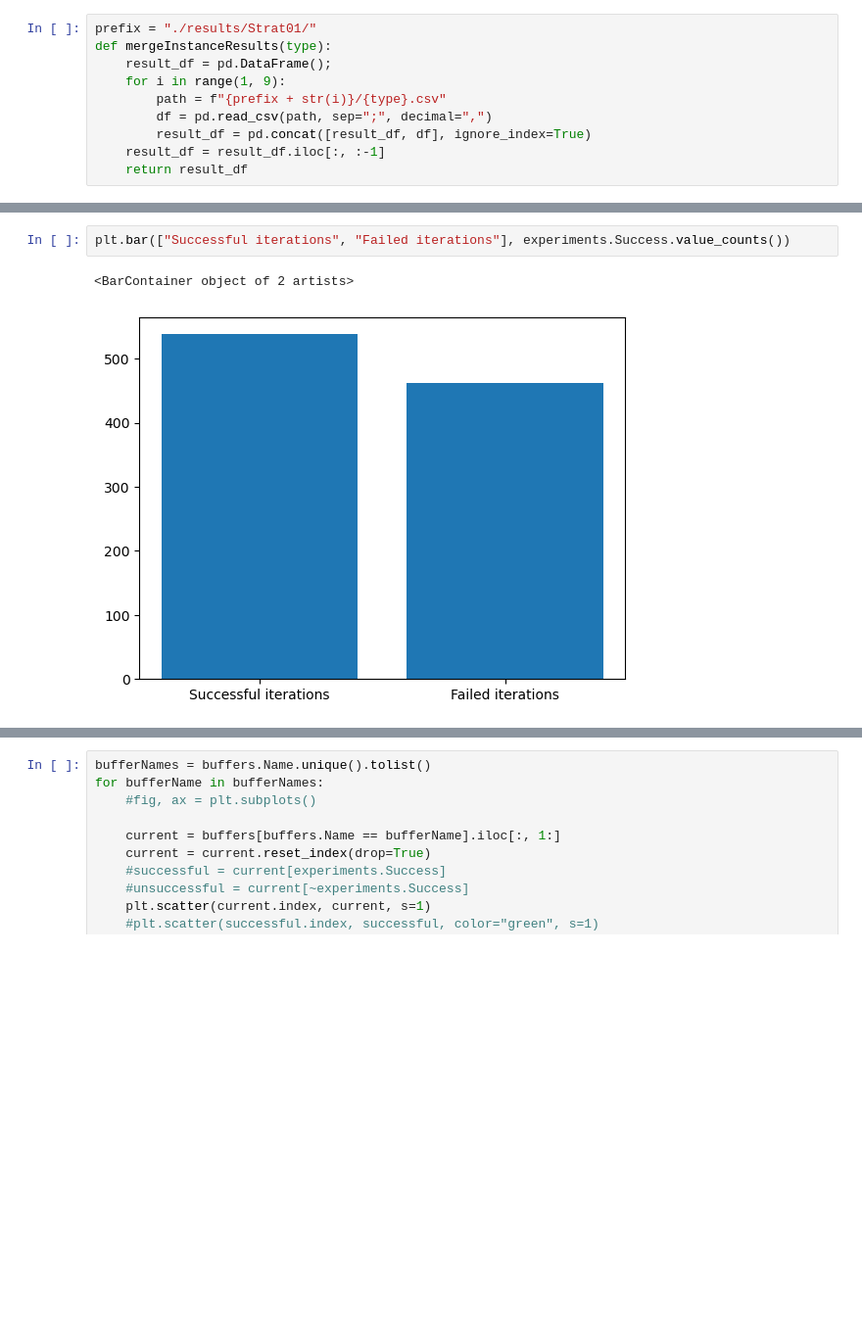
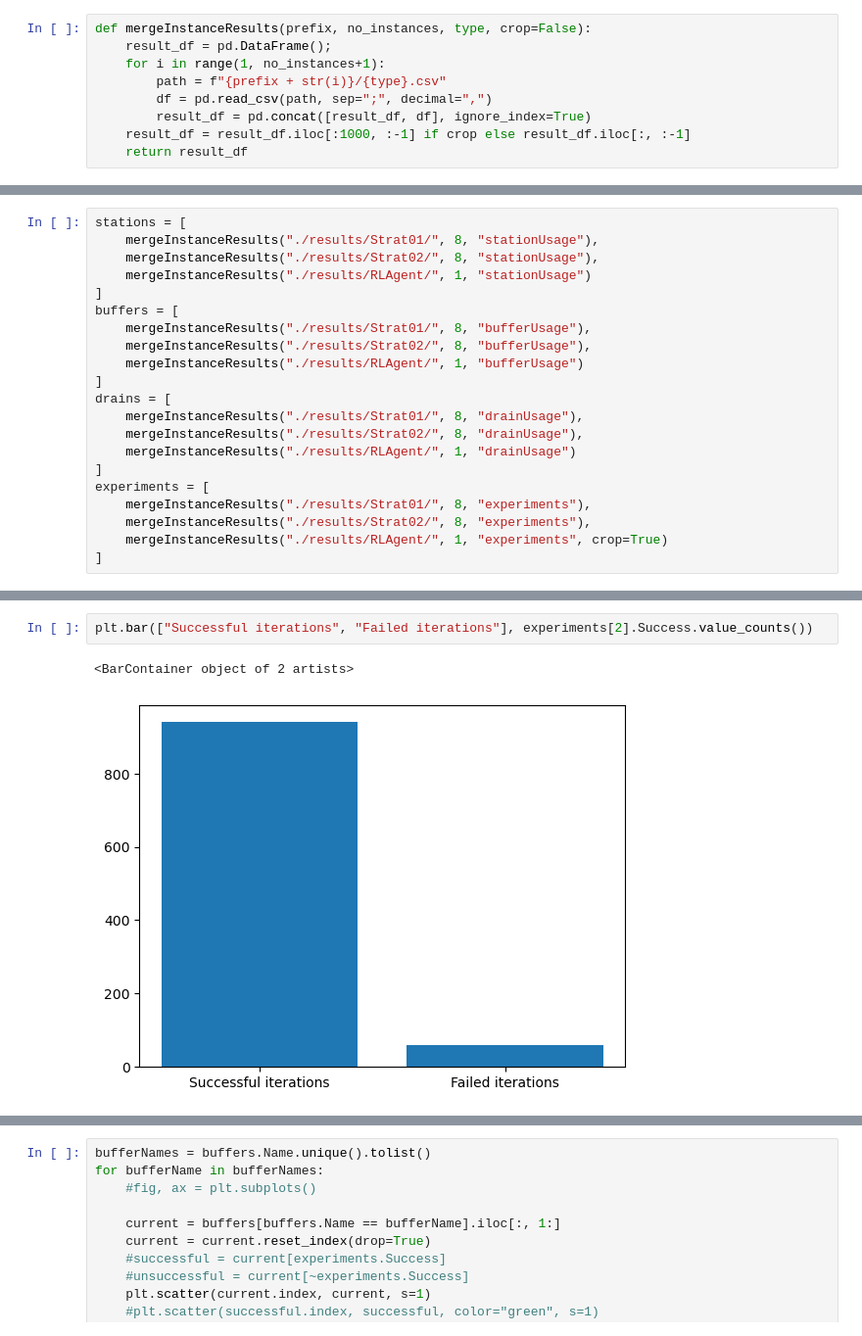
Before and after one commit to RoyalResearchGroup/Unity_Event_Production, a Jupyter notebook: Production Simulation/Assets/evaluation.ipynb, the cells around one changed output, grey strips where cells are left out. Shown at 98% size. Drawn from its saved outputs; the diff is of its cells as text; blank space fills up the shorter version.

```diff
--- a/Production Simulation/Assets/evaluation.ipynb
+++ b/Production Simulation/Assets/evaluation.ipynb
@@ -4,10 +5,9 @@ import matplotlib.pyplot as plt
 # %%
-prefix = "./results/Strat01/"
-def mergeInstanceResults(type):
+def mergeInstanceResults(prefix, no_instances, type, crop=False):
     result_df = pd.DataFrame();
-    for i in range(1, 9):
+    for i in range(1, no_instances+1):
         path = f"{prefix + str(i)}/{type}.csv"
         df = pd.read_csv(path, sep=";", decimal=",")
         result_df = pd.concat([result_df, df], ignore_index=True)
-    result_df = result_df.iloc[:, :-1]
+    result_df = result_df.iloc[:1000, :-1] if crop else result_df.iloc[:, :-1]
     return result_df
@@ -18,0 +14,21 @@ experiments = mergeInstanceResults("experiments")
+# %%
+stations = [
+    mergeInstanceResults("./results/Strat01/", 8, "stationUsage"),
+    mergeInstanceResults("./results/Strat02/", 8, "stationUsage"),
+    mergeInstanceResults("./results/RLAgent/", 1, "stationUsage")
+]
+buffers = [
+    mergeInstanceResults("./results/Strat01/", 8, "bufferUsage"),
+    mergeInstanceResults("./results/Strat02/", 8, "bufferUsage"),
+    mergeInstanceResults("./results/RLAgent/", 1, "bufferUsage")
+]
+drains = [
+    mergeInstanceResults("./results/Strat01/", 8, "drainUsage"),
+    mergeInstanceResults("./results/Strat02/", 8, "drainUsage"),
+    mergeInstanceResults("./results/RLAgent/", 1, "drainUsage")
+]
+experiments = [
+    mergeInstanceResults("./results/Strat01/", 8, "experiments"),
+    mergeInstanceResults("./results/Strat02/", 8, "experiments"),
+    mergeInstanceResults("./results/RLAgent/", 1, "experiments", crop=True)
+]
@@ -19,6 +52,6 @@ experiments = mergeInstanceResults("experiments")
 # %%
-plt.bar(["Successful iterations", "Failed iterations"], experiments.Success.value_counts())
+plt.bar(["Successful iterations", "Failed iterations"], experiments[2].Success.value_counts())
 # %% [output]
 <BarContainer object of 2 artists>
-[figure, old version]
+[figure, new version]
 # %%
```
Also changed, not shown: parts of 5 cells of this notebook.
